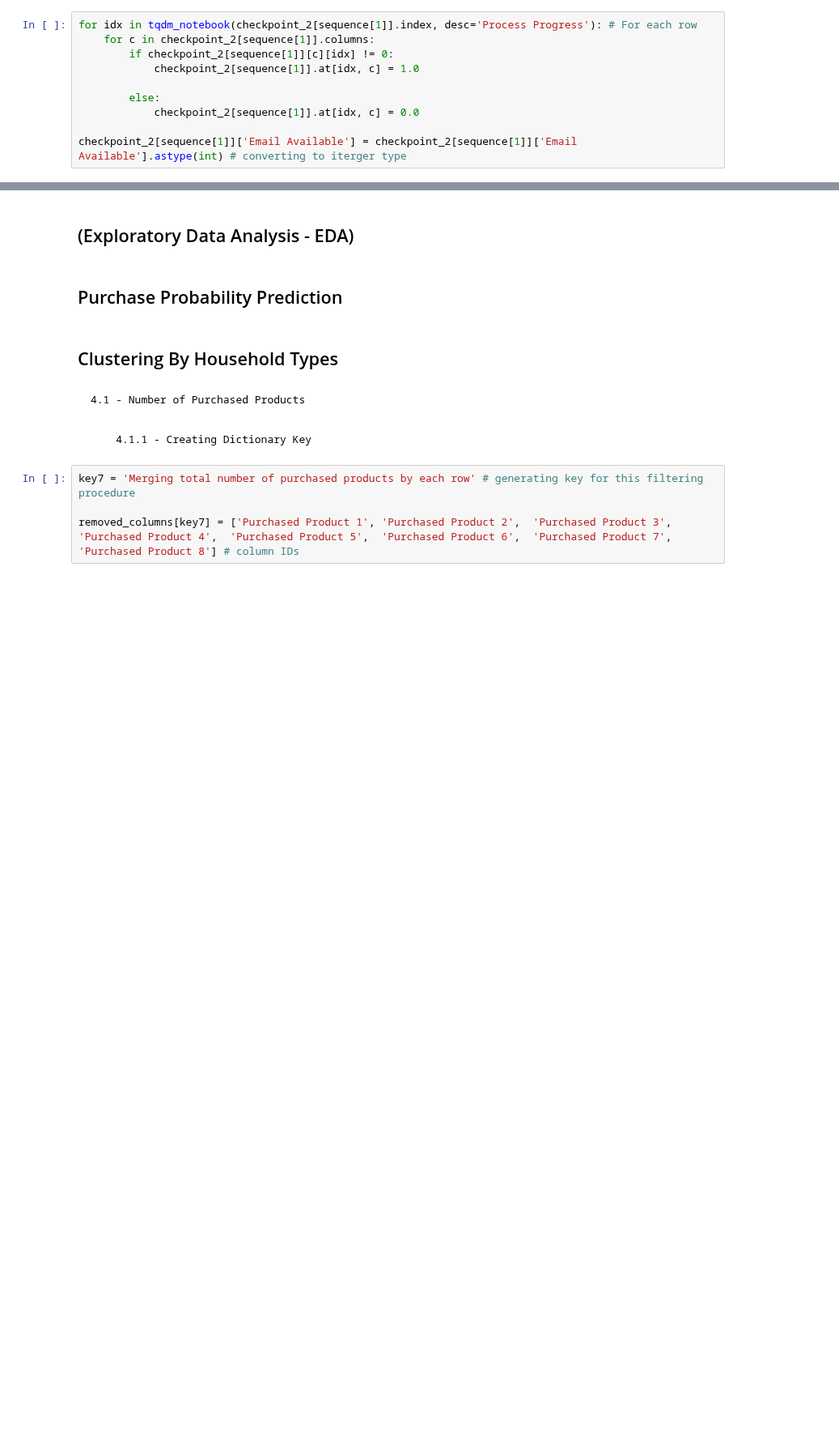
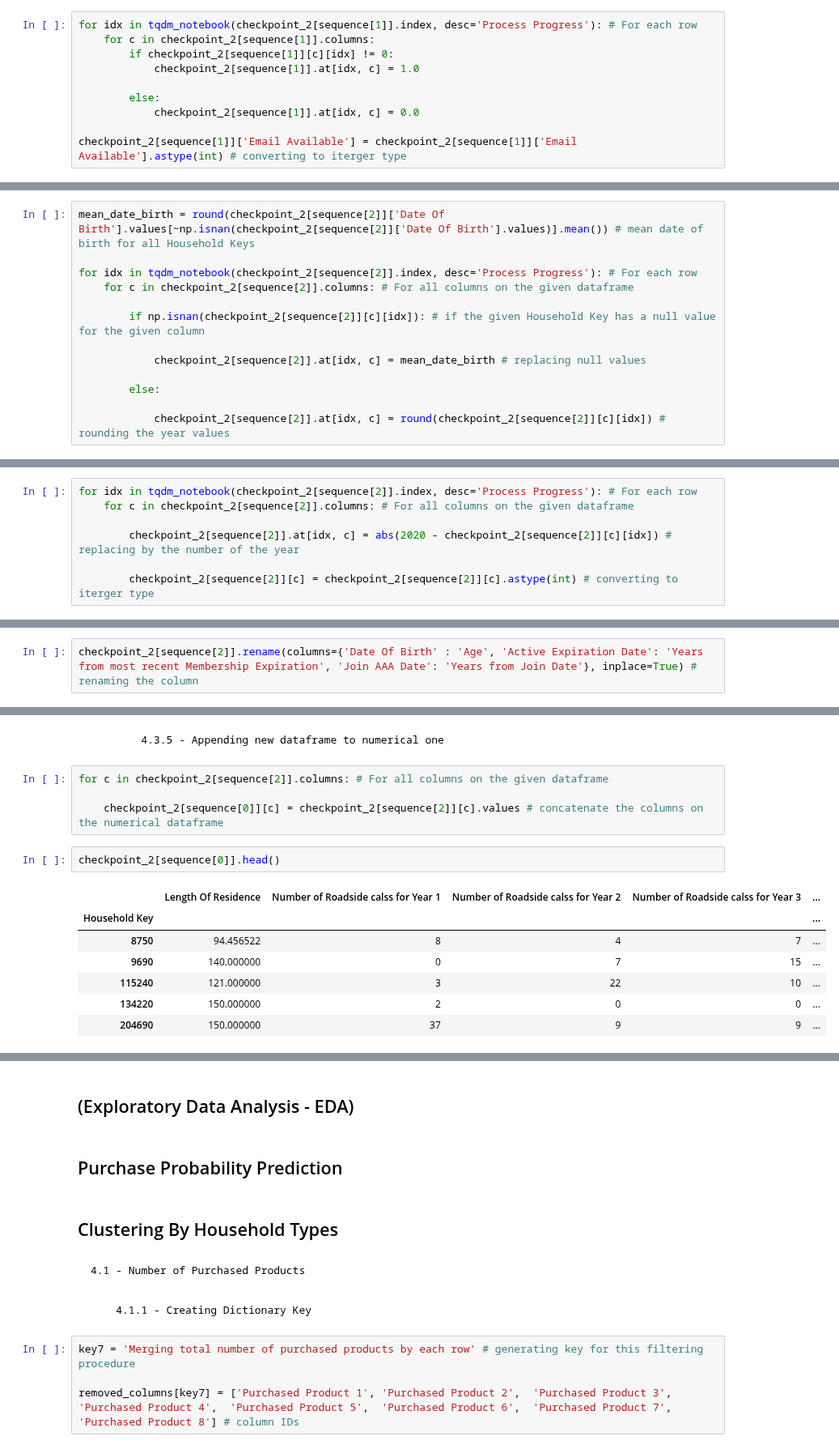
Before and after one commit to mllogeo/MLPGD_Capstone_Project, a Jupyter notebook: scripts/main.ipynb, the cells around one changed output, grey strips where cells are left out. Shown at 81% size. Cells and saved outputs as stored; diff of their text form; blank space fills up the shorter version.

```diff
--- a/scripts/main.ipynb
+++ b/scripts/main.ipynb
@@ -664,0 +871,13 @@ checkpoint_2[sequence[1]]['Email Available'] = checkpoint_2[sequence[1]]['Email
+# %%
+mean_date_birth = round(checkpoint_2[sequence[2]]['Date Of Birth'].values[~np.isnan(checkpoint_2[sequence[2]]['Date Of Birth'].values)].mean()) # mean date of birth for all Household Keys
+
+for idx in tqdm_notebook(checkpoint_2[sequence[2]].index, desc='Process Progress'): # For each row
+    for c in checkpoint_2[sequence[2]].columns: # For all columns on the given dataframe
+
+        if np.isnan(checkpoint_2[sequence[2]][c][idx]): # if the given Household Key has a null value for the given column
+
+            checkpoint_2[sequence[2]].at[idx, c] = mean_date_birth # replacing null values
+
+        else:
+
+            checkpoint_2[sequence[2]].at[idx, c] = round(checkpoint_2[sequence[2]][c][idx]) # rounding the year values
@@ -664,0 +886,7 @@ checkpoint_2[sequence[1]]['Email Available'] = checkpoint_2[sequence[1]]['Email
+# %%
+for idx in tqdm_notebook(checkpoint_2[sequence[2]].index, desc='Process Progress'): # For each row
+    for c in checkpoint_2[sequence[2]].columns: # For all columns on the given dataframe
+
+        checkpoint_2[sequence[2]].at[idx, c] = abs(2020 - checkpoint_2[sequence[2]][c][idx]) # replacing by the number of the year
+
+        checkpoint_2[sequence[2]][c] = checkpoint_2[sequence[2]][c].astype(int) # converting to iterger type
@@ -664,0 +895,2 @@ checkpoint_2[sequence[1]]['Email Available'] = checkpoint_2[sequence[1]]['Email
+# %%
+checkpoint_2[sequence[2]].rename(columns={'Date Of Birth' : 'Age', 'Active Expiration Date': 'Years from most recent Membership Expiration', 'Join AAA Date': 'Years from Join Date'}, inplace=True) # renaming the column
@@ -664,0 +907,16 @@ checkpoint_2[sequence[1]]['Email Available'] = checkpoint_2[sequence[1]]['Email
+# %% [markdown]
+            4.3.5 - Appending new dataframe to numerical one
+# %%
+for c in checkpoint_2[sequence[2]].columns: # For all columns on the given dataframe
+
+    checkpoint_2[sequence[0]][c] = checkpoint_2[sequence[2]][c].values # concatenate the columns on the numerical dataframe
+# %%
+checkpoint_2[sequence[0]].head()
+# %% [output]
+|  | Length Of Residence | Number of Roadside calss for Year 1 | Number of Roadside calss for Year 2 | Number of Roadside calss for Year 3 | ... |
+| Household Key |  |  |  |  | ... |
+| 8750 | 94.456522 | 8 | 4 | 7 | ... |
+| 9690 | 140.000000 | 0 | 7 | 15 | ... |
+| 115240 | 121.000000 | 3 | 22 | 10 | ... |
+| 134220 | 150.000000 | 2 | 0 | 0 | ... |
+| 204690 | 150.000000 | 37 | 9 | 9 | ... |
```
Also changed, not shown: parts of 73 cells of this notebook.
